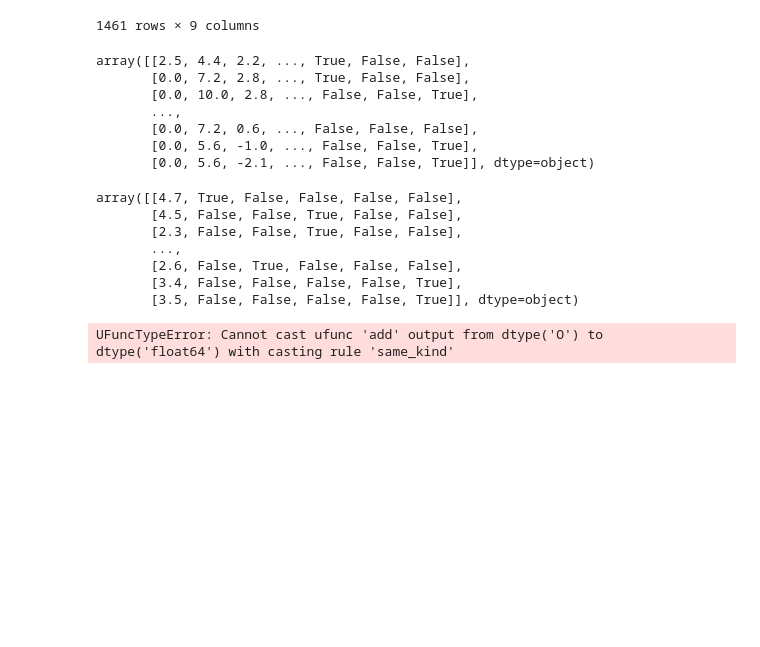
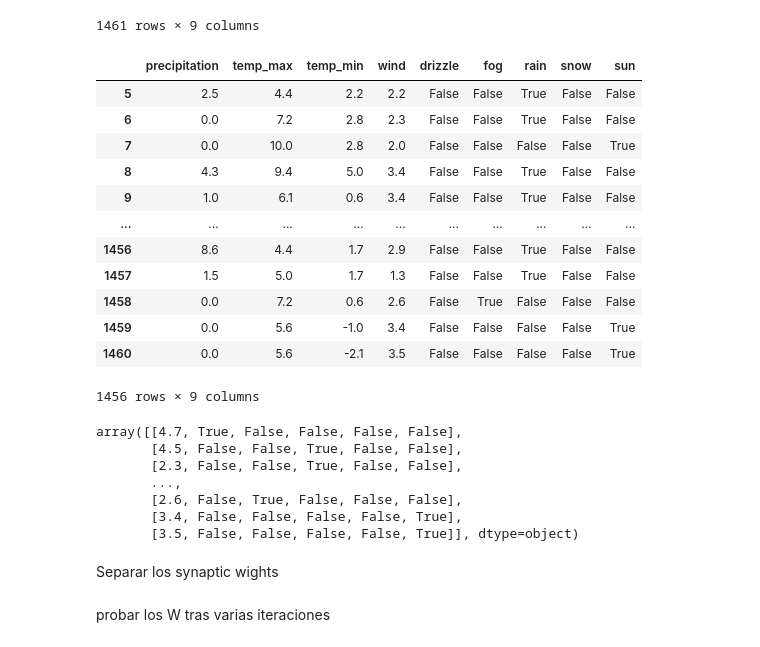
Before and after one commit to MartinBerestovoy/TPs_Chona, a Jupyter notebook: NeuronalNetworks/redes_neuronales.ipynb, the cells around one changed output. Saved outputs shown, nothing was run; the diff lists cells and outputs as text; code cells hidden in the pictures; blank space fills up the shorter version.

```diff
--- a/NeuronalNetworks/redes_neuronales.ipynb
+++ b/NeuronalNetworks/redes_neuronales.ipynb
@@ -67,16 +67,22 @@ df
 1461 rows × 9 columns
 # %%
 df_train = df.iloc[0:5].to_numpy()
-df_test = df.iloc[5:].to_numpy()
+df_test = df.iloc[5:]
 df_test
 # %% [output]
+|  | precipitation | temp_max | temp_min | wind | drizzle | fog | rain | snow | sun |
+| 5 | 2.5 | 4.4 | 2.2 | 2.2 | False | False | True | False | False |
+| 6 | 0.0 | 7.2 | 2.8 | 2.3 | False | False | True | False | False |
+| 7 | 0.0 | 10.0 | 2.8 | 2.0 | False | False | False | False | True |
+| 8 | 4.3 | 9.4 | 5.0 | 3.4 | False | False | True | False | False |
+| 9 | 1.0 | 6.1 | 0.6 | 3.4 | False | False | True | False | False |
+| ... | ... | ... | ... | ... | ... | ... | ... | ... | ... |
+| 1456 | 8.6 | 4.4 | 1.7 | 2.9 | False | False | True | False | False |
+| 1457 | 1.5 | 5.0 | 1.7 | 1.3 | False | False | True | False | False |
+| 1458 | 0.0 | 7.2 | 0.6 | 2.6 | False | True | False | False | False |
+| 1459 | 0.0 | 5.6 | -1.0 | 3.4 | False | False | False | False | True |
+| 1460 | 0.0 | 5.6 | -2.1 | 3.5 | False | False | False | False | True |
-array([[2.5, 4.4, 2.2, ..., True, False, False],
-       [0.0, 7.2, 2.8, ..., True, False, False],
-       [0.0, 10.0, 2.8, ..., False, False, True],
-       ...,
-       [0.0, 7.2, 0.6, ..., False, False, False],
-       [0.0, 5.6, -1.0, ..., False, False, True],
-       [0.0, 5.6, -2.1, ..., False, False, True]], dtype=object)
+1456 rows × 9 columns
 # %%
 #usar las columnas de wind	drizzle	fog	rain	snow	sun como salida
 training_outputs = df[['wind', 'drizzle', 'fog', 'rain', 'snow', 'sun']].to_numpy()
@@ -91,6 +97,8 @@ array([[4.7, True, False, False, False, False],
        [2.6, False, True, False, False, False],
        [3.4, False, False, False, False, True],
        [3.5, False, False, False, False, True]], dtype=object)
+# %% [markdown]
+Separar los synaptic wights
 # %%
 #hacer los sinaptic weights
 n = training_inputs.shape[1]
@@ -100,6 +108,8 @@ x = training_inputs
 eval_NN = lambda x, w: sigmoid(np.dot(x, w))
 
 w = w.astype('float64')
+# %% [markdown]
+probar los W tras varias iteraciones
 # %%
 for iteration in range(50000):
 
@@ -114,6 +124,4 @@ for iteration in range(50000):
 
     # Ajusto los pesos en funcion al error y al resultado obtenido
     adjustments = error * sigmoid_derivative(outputs)
-    w += np.dot(input_layer.T, adjustments)
+    w += np.dot(input_layer.T, adjustments).astype('float64')
-# %% [output]
-UFuncTypeError: Cannot cast ufunc 'add' output from dtype('O') to dtype('float64') with casting rule 'same_kind'
```
Also changed, not shown: parts of 9 cells of this notebook.
